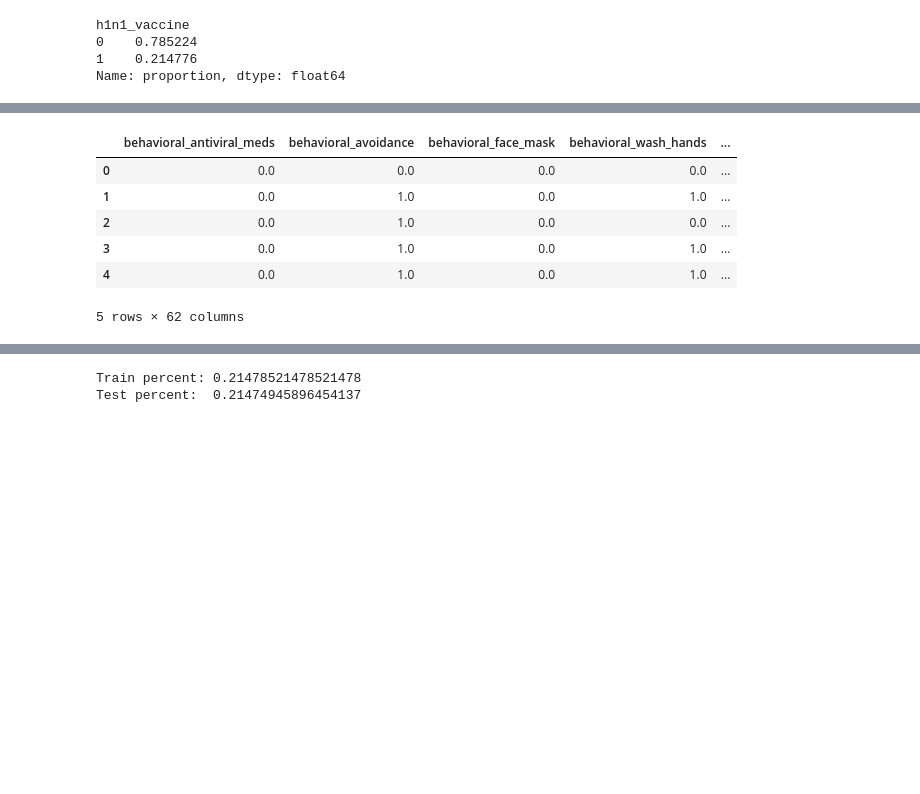
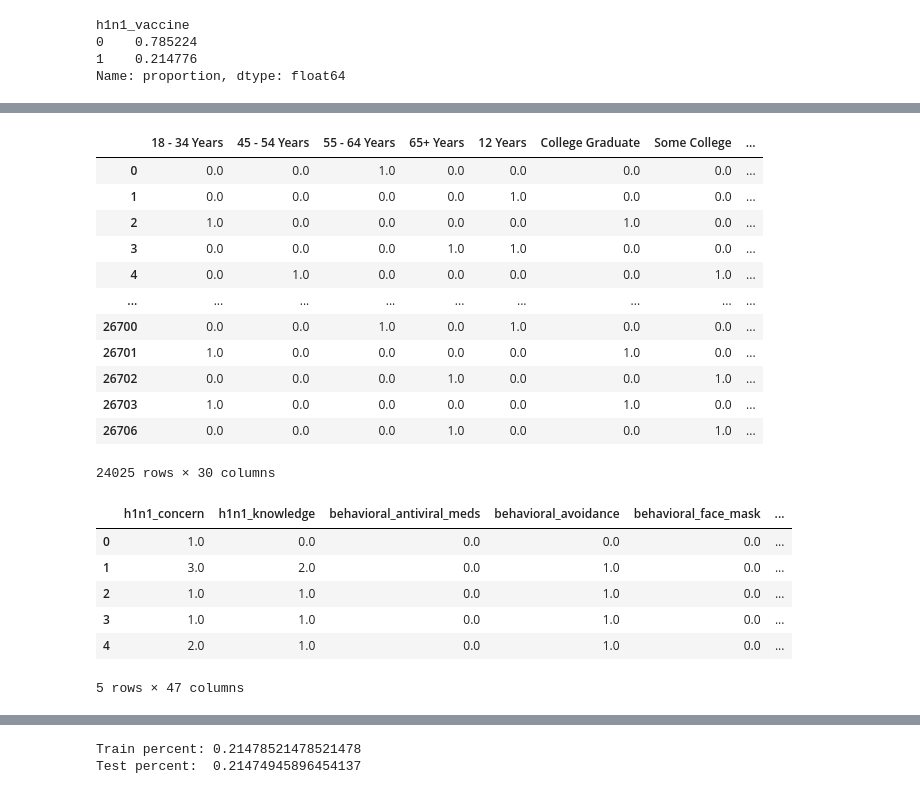
Before and after one commit to johnlocke333/h1n1_flu_analysis, a Jupyter notebook: notebook.ipynb, the cells around one changed output, grey strips where cells are left out. Saved outputs shown, nothing was run; the diff lists cells and outputs as text; code cells hidden in the pictures; blank space fills up the shorter version.

```diff
--- a/notebook.ipynb
+++ b/notebook.ipynb
@@ -324,0 +283,3 @@ X = pd.get_dummies(vaccine[vaccine.columns], drop_first=True, dtype=float)
+# %%
+import pandas as pd
+encoded_vaccine = pd.DataFrame()
@@ -324,0 +290,8 @@ X = pd.get_dummies(vaccine[vaccine.columns], drop_first=True, dtype=float)
+# %%
+encoded_cols = []
+
+for col in vaccine.columns:
+    if vaccine[col].dtype == 'O':
+        encoded_cols.append(col)
+
+encoded_cols
@@ -324,0 +311,45 @@ X = pd.get_dummies(vaccine[vaccine.columns], drop_first=True, dtype=float)
+# %%
+from sklearn.preprocessing import OneHotEncoder
+import numpy as np
+
+for col in encoded_cols:
+
+    ohe = OneHotEncoder(handle_unknown="ignore", sparse=False)
+
+    ohe.fit(vaccine[[col]])
+
+    vaccine_ohe = pd.DataFrame(
+        ohe.transform(vaccine[[col]]),
+        index=vaccine_ohe.index,
+        columns=np.hstack(ohe.categories_)
+    )
+
+    col_dict = {}
+    for col in vaccine_ohe.columns:
+        col_dict[col] = vaccine_ohe[col].sum()
+
+
+
+    minimum = [k for k,v in col_dict.items() if v == min(col_dict.values())]
+
+
+    vaccine_ohe.drop(columns=minimum, inplace = True)
+
+
+    encoded_vaccine = pd.concat([encoded_vaccine,vaccine_ohe], axis=1)
+# %%
+encoded_vaccine
+# %% [output]
+|  | 18 - 34 Years | 45 - 54 Years | 55 - 64 Years | 65+ Years | 12 Years | College Graduate | Some College | ... |
+| 0 | 0.0 | 0.0 | 1.0 | 0.0 | 0.0 | 0.0 | 0.0 | ... |
+| 1 | 0.0 | 0.0 | 0.0 | 0.0 | 1.0 | 0.0 | 0.0 | ... |
+| 2 | 1.0 | 0.0 | 0.0 | 0.0 | 0.0 | 1.0 | 0.0 | ... |
+| 3 | 0.0 | 0.0 | 0.0 | 1.0 | 1.0 | 0.0 | 0.0 | ... |
+| 4 | 0.0 | 1.0 | 0.0 | 0.0 | 0.0 | 0.0 | 1.0 | ... |
+| ... | ... | ... | ... | ... | ... | ... | ... | ... |
+| 26700 | 0.0 | 0.0 | 1.0 | 0.0 | 1.0 | 0.0 | 0.0 | ... |
+| 26701 | 1.0 | 0.0 | 0.0 | 0.0 | 0.0 | 1.0 | 0.0 | ... |
+| 26702 | 0.0 | 0.0 | 0.0 | 1.0 | 0.0 | 0.0 | 1.0 | ... |
+| 26703 | 1.0 | 0.0 | 0.0 | 0.0 | 0.0 | 1.0 | 0.0 | ... |
+| 26706 | 0.0 | 0.0 | 0.0 | 1.0 | 0.0 | 0.0 | 1.0 | ... |
+24025 rows × 30 columns
@@ -325,10 +360,10 @@ X = pd.get_dummies(vaccine[vaccine.columns], drop_first=True, dtype=float)
 # %%
-X.head()
+vaccine.head()
 # %% [output]
-|  | behavioral_antiviral_meds | behavioral_avoidance | behavioral_face_mask | behavioral_wash_hands | ... |
-| 0 | 0.0 | 0.0 | 0.0 | 0.0 | ... |
-| 1 | 0.0 | 1.0 | 0.0 | 1.0 | ... |
-| 2 | 0.0 | 1.0 | 0.0 | 0.0 | ... |
-| 3 | 0.0 | 1.0 | 0.0 | 1.0 | ... |
-| 4 | 0.0 | 1.0 | 0.0 | 1.0 | ... |
+|  | h1n1_concern | h1n1_knowledge | behavioral_antiviral_meds | behavioral_avoidance | behavioral_face_mask | ... |
+| 0 | 1.0 | 0.0 | 0.0 | 0.0 | 0.0 | ... |
+| 1 | 3.0 | 2.0 | 0.0 | 1.0 | 0.0 | ... |
+| 2 | 1.0 | 1.0 | 0.0 | 1.0 | 0.0 | ... |
+| 3 | 1.0 | 1.0 | 0.0 | 1.0 | 0.0 | ... |
+| 4 | 2.0 | 1.0 | 0.0 | 1.0 | 0.0 | ... |
-5 rows × 62 columns
+5 rows × 47 columns
```
Also changed, not shown: parts of 19 cells of this notebook.
